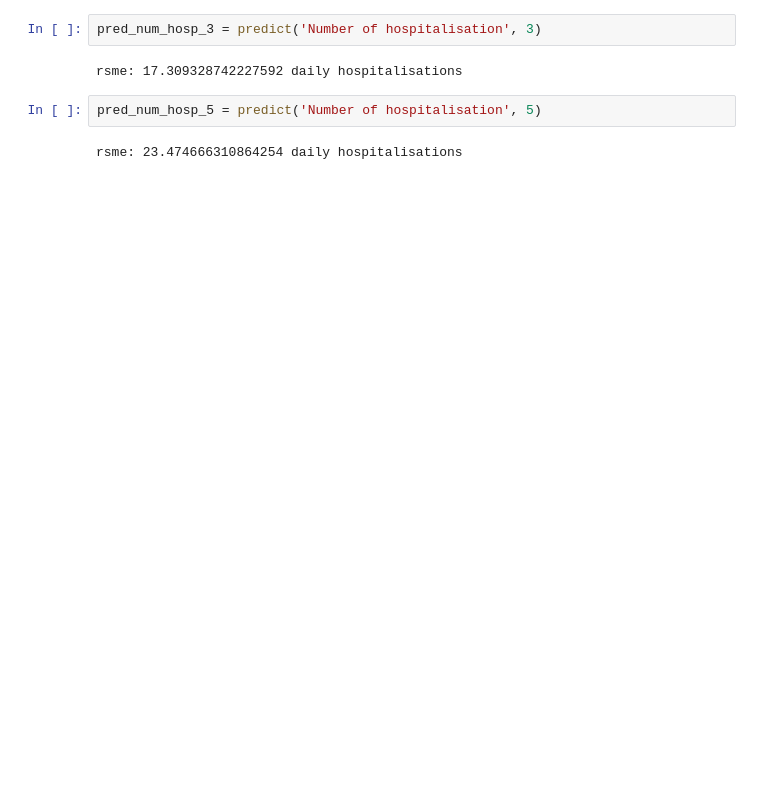
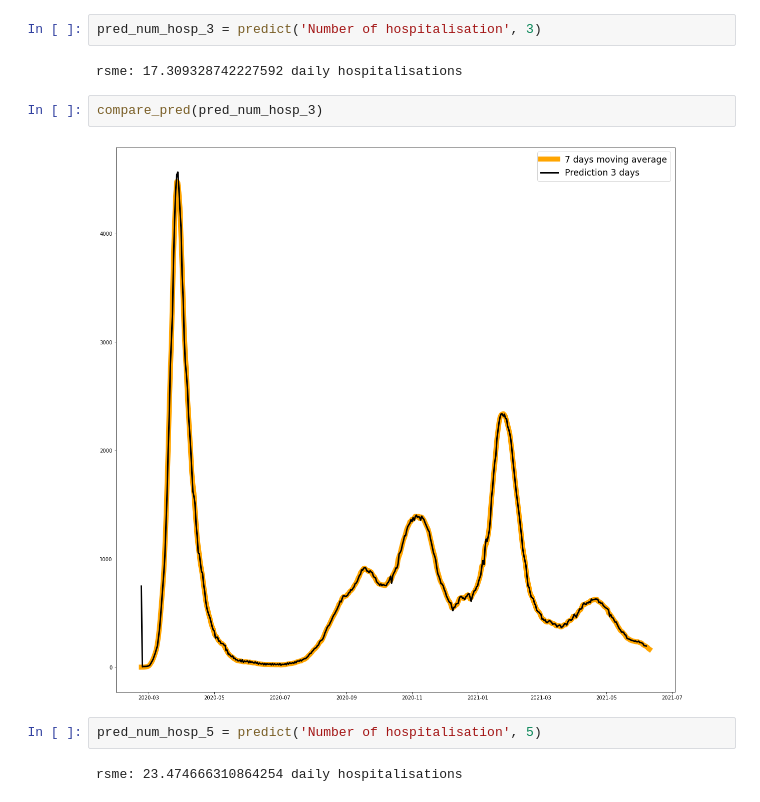
Before and after one commit to ffreire92/final_project, a Jupyter notebook: predictions_final.ipynb, the cells around one changed output. Cells and saved outputs as stored; diff of their text form; blank space fills up the shorter version.

```diff
--- a/predictions_final.ipynb
+++ b/predictions_final.ipynb
@@ -335,6 +404,10 @@ rsme: 0.4924252030553191 daily hospitalisations
 pred_num_hosp_3 = predict('Number of hospitalisation', 3)
 # %% [output]
 rsme: 17.309328742227592 daily hospitalisations
+# %%
+compare_pred(pred_num_hosp_3)
+# %% [output]
+[figure, added]
 # %%
 pred_num_hosp_5 = predict('Number of hospitalisation', 5)
 # %% [output]
```
Also changed, not shown: parts of 33 cells of this notebook.
